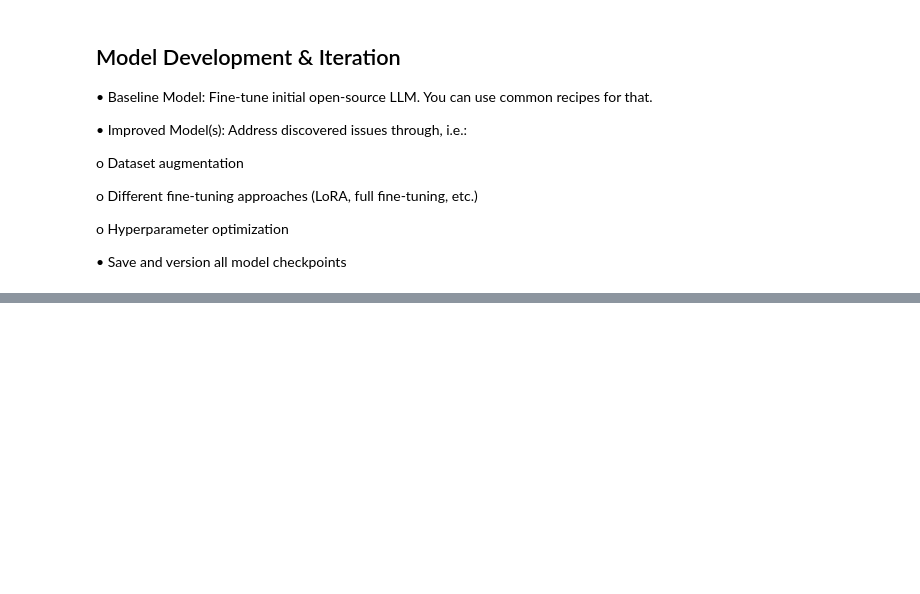
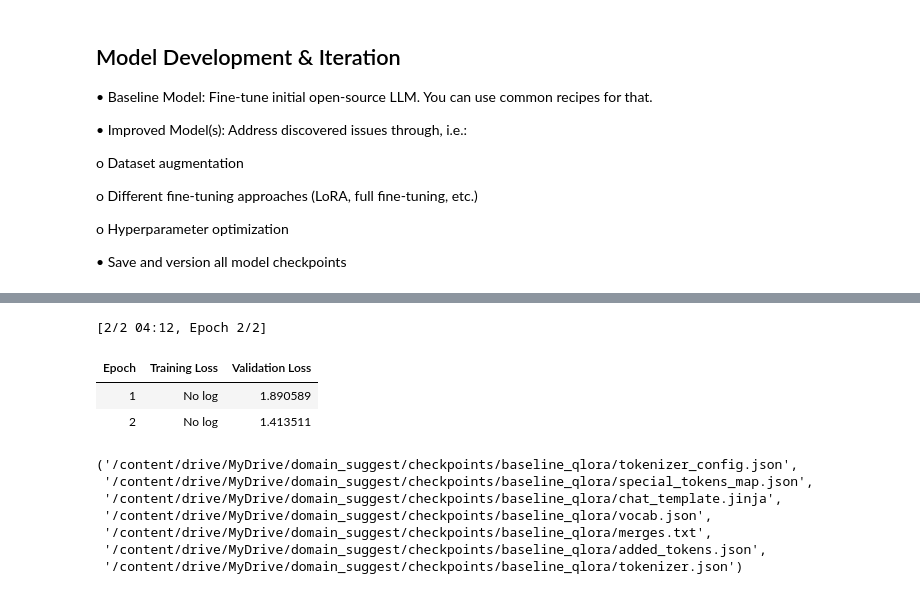
Before and after one commit to Schwaldlander/DomainNameSuggest, a Jupyter notebook: main.ipynb, the cells around one changed output, grey strips where cells are left out. Cells and saved outputs as stored; diff of their text form; code cells hidden in the pictures; blank space fills up the shorter version.

Commit message:
with training component

```diff
--- a/main.ipynb
+++ b/main.ipynb
@@ -78,7 +89,7 @@ def uid():
 def ensure_dir(path):
     os.makedirs(path, exist_ok=True)
 
-OUT_DIR = "."
+OUT_DIR = "/content/drive/MyDrive/domain_suggest/data"
 ensure_dir(OUT_DIR)
 
 # -------------------------
@@ -188,7 +199,7 @@ def make_candidates_for_brief(b, k=12):
             passes = False; safety["flagged"]=True; safety["reasons"].append("contains_digit")
         if "-" in domain:
             passes = False; safety["flagged"]=True; safety["reasons"].append("contains_hyphen")
-        if "go0gle" in domain:
+        if domain in ["go0gle" ,"yah0o", "nazi"]:
             passes = False; safety["flagged"]=True; safety["reasons"].append("trademark_like")
 
         scores = {
@@ -241,14 +252,18 @@ paths = {
     "script": os.path.join(OUT_DIR, "generate_synthetic_dataset.py"),
 }
 
-with open(paths["briefs"], "w", encoding="utf-8") as f:
+# if path not exist
+if not os.path.exists(paths["briefs"]):
+  with open(paths["briefs"], "w", encoding="utf-8") as f:
     for b in briefs:
         f.write(json.dumps(b, ensure_ascii=False)+"\n")
 
-with open(paths["candidates"], "w", encoding="utf-8") as f:
+if not os.path.exists(paths["candidates"]):
+  with open(paths["candidates"], "w", encoding="utf-8") as f:
     for c in candidates:
         f.write(json.dumps(c, ensure_ascii=False)+"\n")
 
+if not os.path.exists(path[])
 with open(paths["pairwise"], "w", encoding="utf-8") as f:
     for p in pairwise:
         f.write(json.dumps(p, ensure_ascii=False)+"\n")
@@ -272,0 +437,43 @@ login()  # paste my HF token
+# %%
+args = TrainingArguments(
+    output_dir=OUTPUT_DIR,
+    per_device_train_batch_size=2,
+    per_device_eval_batch_size=2,
+    gradient_accumulation_steps=8,
+    learning_rate=2e-4,
+    num_train_epochs=2,
+    logging_steps=20,
+    eval_strategy="epoch",
+    save_strategy="epoch",
+    bf16=True,
+    lr_scheduler_type="cosine",
+    warmup_ratio=0.05,
+    gradient_checkpointing=True,
+    ddp_find_unused_parameters=False,
+    report_to="none"
+)
+
+trainer = Trainer(
+    model=model,
+    args=args,
+    train_dataset=tokenized["train"],
+    eval_dataset=tokenized["validation"],
+    data_collator=collator
+)
+trainer.train()
+
+# Save PEFT checkpoint (LoRA weights) + tokenizer
+trainer.save_model(OUTPUT_DIR)
+tok.save_pretrained(OUTPUT_DIR)
+# %% [output]
+[2/2 04:12, Epoch 2/2]
+| Epoch | Training Loss | Validation Loss |
+| 1 | No log | 1.890589 |
+| 2 | No log | 1.413511 |
+('/content/drive/MyDrive/domain_suggest/checkpoints/baseline_qlora/tokenizer_config.json',
+ '/content/drive/MyDrive/domain_suggest/checkpoints/baseline_qlora/special_tokens_map.json',
+ '/content/drive/MyDrive/domain_suggest/checkpoints/baseline_qlora/chat_template.jinja',
+ '/content/drive/MyDrive/domain_suggest/checkpoints/baseline_qlora/vocab.json',
+ '/content/drive/MyDrive/domain_suggest/checkpoints/baseline_qlora/merges.txt',
+ '/content/drive/MyDrive/domain_suggest/checkpoints/baseline_qlora/added_tokens.json',
+ '/content/drive/MyDrive/domain_suggest/checkpoints/baseline_qlora/tokenizer.json')
```
Also changed, not shown: parts of 14 cells of this notebook.
